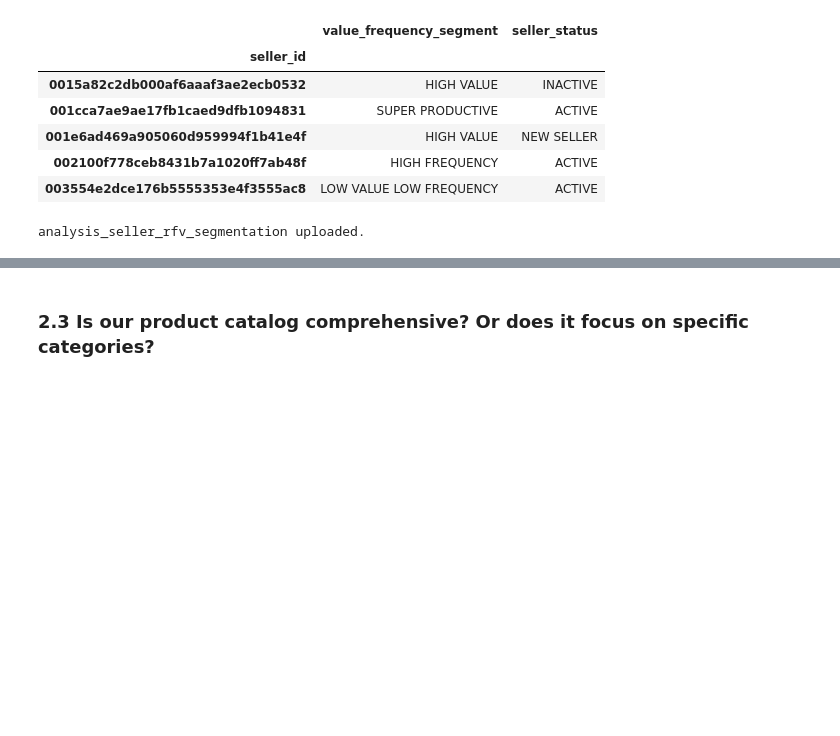
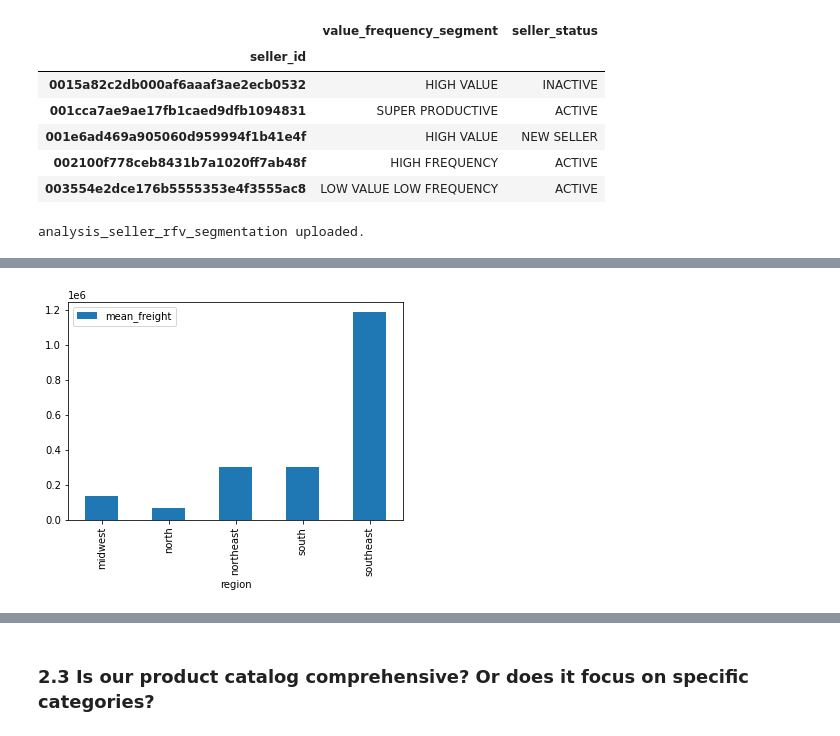
Before and after one commit to pauloreis-ds/olist, a Jupyter notebook: business_questions_insights/notebooks/1.0-pr-data-analysis-postgresql.ipynb, the cells around one changed output, grey strips where cells are left out. Drawn from its saved outputs; the diff is of its cells as text; code cells hidden in the pictures; blank space fills up the shorter version.

```diff
--- a/business_questions_insights/notebooks/1.0-pr-data-analysis-postgresql.ipynb
+++ b/business_questions_insights/notebooks/1.0-pr-data-analysis-postgresql.ipynb
@@ -675,0 +711,4 @@ sellers_sgmt_abt.to_csv(os.path.join(os.path.join(DATA_DIR, "business_questions_
+# %%
+freight_abt.groupby("region").sum().plot(kind='bar');
+# %% [output]
+[figure, added]
```
Also changed, not shown: parts of 15 cells of this notebook.
